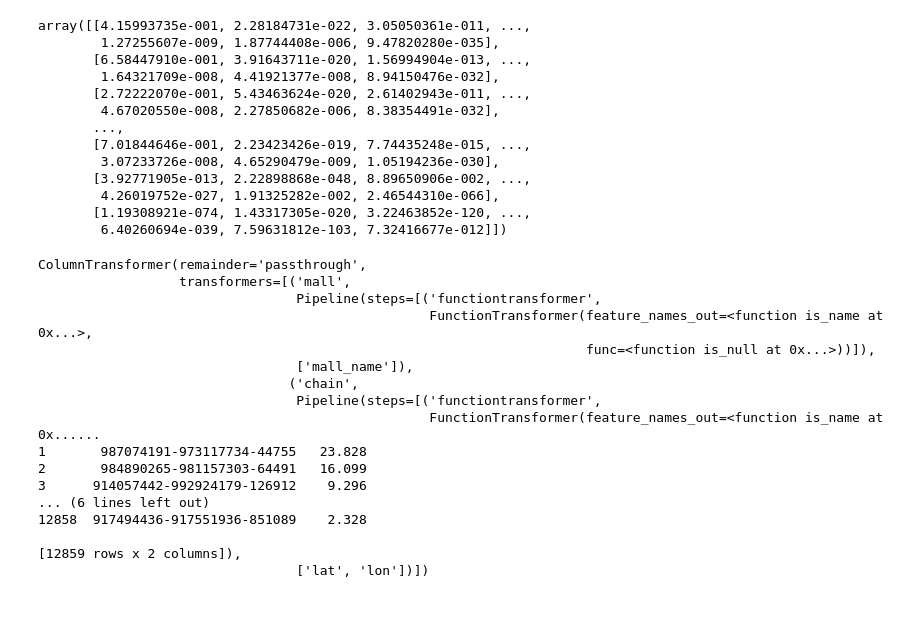
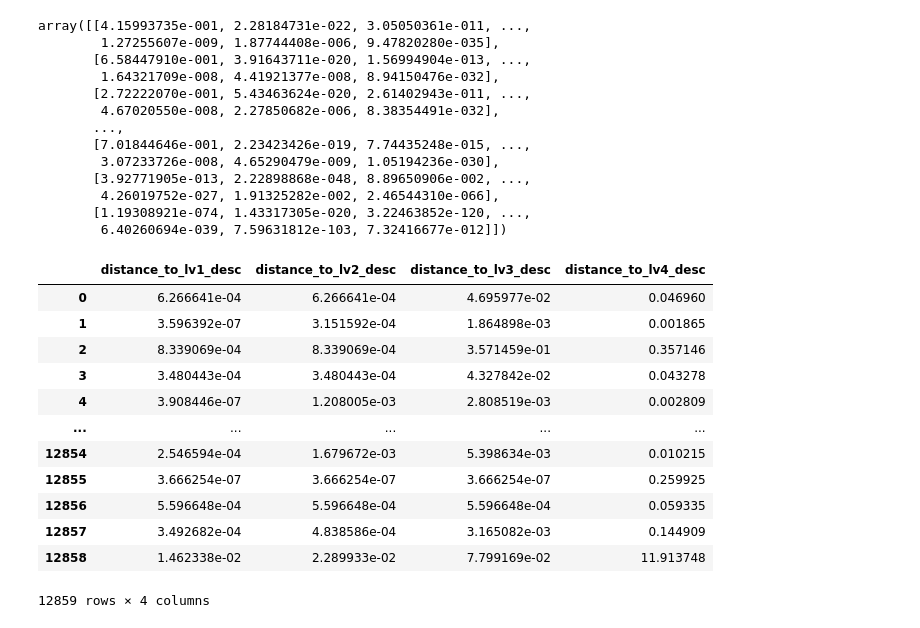
Before and after one commit to nicolaswon/tdt4173, a Jupyter notebook: notebooks/shared/prototyping.ipynb, the cells around one changed output. Saved outputs shown, nothing was run; the diff lists cells and outputs as text; code cells hidden in the pictures.

Commit message:
added distance to store

```diff
--- a/notebooks/shared/prototyping.ipynb
+++ b/notebooks/shared/prototyping.ipynb
@@ -232,55 +171,23 @@ array([[4.15993735e-001, 2.28184731e-022, 3.05050361e-011, ...,
         4.26019752e-027, 1.91325282e-002, 2.46544310e-066],
        [1.19308921e-074, 1.43317305e-020, 3.22463852e-120, ...,
         6.40260694e-039, 7.59631812e-103, 7.32416677e-012]])
-# %%
-# num_pipeline = Pipeline([
-#     ("impute", SimpleImputer(strategy="median")),
-#     ("standardize", StandardScaler()),
-# ])
-
-# cat_pipeline = make_pipeline(
-#     SimpleImputer(strategy="most_frequent"),
-#     OneHotEncoder(handle_unknown="ignore"))
-
-
-# kmeans_pipeline = make_pipeline(
-#     StandardScaler(),
-#     ClusterSimilarity()
-# )
-
-preprocessing = ColumnTransformer([
-        ("mall", is_null_pipeline(), ["mall_name"]),
-        ("chain", is_null_pipeline(), ['chain_name']),
-        ("mall_", avg_rev_mall, ['mall_name']),
-        ("chain_", avg_rev_chain, ['chain_name']),
-        ("stores_gk_lv1", num_stores_grunnkrets_lv1, ['grunnkrets_id', 'lv1_desc']),
-        ("stores_gk_lv1_extra", num_stores_grunnkrets_lv1_extra, ['grunnkrets_id', 'lv1_desc']),
-        ("rev_stores_gk_lv1", avg_rev_store_grunnkrets_lv1, ['grunnkrets_id', 'lv1_desc']),
-        ("rev_stores_lv4", avg_rev_store_lv4, ['grunnkrets_id', 'lv4_desc']),
-        ("stores_radius", num_stores_radius, ['store_id', 'lat', 'lon']),
-        ("stores_radius_extra", num_stores_radius_extra, ['store_id', 'lat', 'lon']),
-        ("geo", cluster_simil, ['lat', 'lon']),
-        # ("num", num_pipeline, make_column_selector(dtype_include=np.number)),
-        # ("cat", num_pipeline, make_column_selector(dtype_include=object))
-        #("mall_name", one_hot_encode_pipeline(), ['mall_name']),
-    ], remainder="passthrough")
-
-preprocessing.fit(stores_train_data)
-# %% [output]
-ColumnTransformer(remainder='passthrough',
-                  transformers=[('mall',
-                                 Pipeline(steps=[('functiontransformer',
-                                                  FunctionTransformer(feature_names_out=<function is_name at 0x...>,
-                                                                      func=<function is_null at 0x...>))]),
-                                 ['mall_name']),
-                                ('chain',
-                                 Pipeline(steps=[('functiontransformer',
-                                                  FunctionTransformer(feature_names_out=<function is_name at 0x......
-1       987074191-973117734-44755   23.828
-2       984890265-981157303-64491   16.099
-3      914057442-992924179-126912    9.296
-... (6 lines left out)
-12858  917494436-917551936-851089    2.328
-
-[12859 rows x 2 columns]),
-                                 ['lat', 'lon'])])
+# %%
+closest_stores = ClosestStore(
+    stores_extra=stores_extra_merged,
+    store_type_groups=store_types
+)
+closest_stores.fit_transform(stores_train_data)
+# %% [output]
+|  | distance_to_lv1_desc | distance_to_lv2_desc | distance_to_lv3_desc | distance_to_lv4_desc |
+| 0 | 6.266641e-04 | 6.266641e-04 | 4.695977e-02 | 0.046960 |
+| 1 | 3.596392e-07 | 3.151592e-04 | 1.864898e-03 | 0.001865 |
+| 2 | 8.339069e-04 | 8.339069e-04 | 3.571459e-01 | 0.357146 |
+| 3 | 3.480443e-04 | 3.480443e-04 | 4.327842e-02 | 0.043278 |
+| 4 | 3.908446e-07 | 1.208005e-03 | 2.808519e-03 | 0.002809 |
+| ... | ... | ... | ... | ... |
+| 12854 | 2.546594e-04 | 1.679672e-03 | 5.398634e-03 | 0.010215 |
+| 12855 | 3.666254e-07 | 3.666254e-07 | 3.666254e-07 | 0.259925 |
+| 12856 | 5.596648e-04 | 5.596648e-04 | 5.596648e-04 | 0.059335 |
+| 12857 | 3.492682e-04 | 4.838586e-04 | 3.165082e-03 | 0.144909 |
+| 12858 | 1.462338e-02 | 2.289933e-02 | 7.799169e-02 | 11.913748 |
+12859 rows × 4 columns
```
Also changed, not shown: parts of 18 cells of this notebook, 4 other files.
